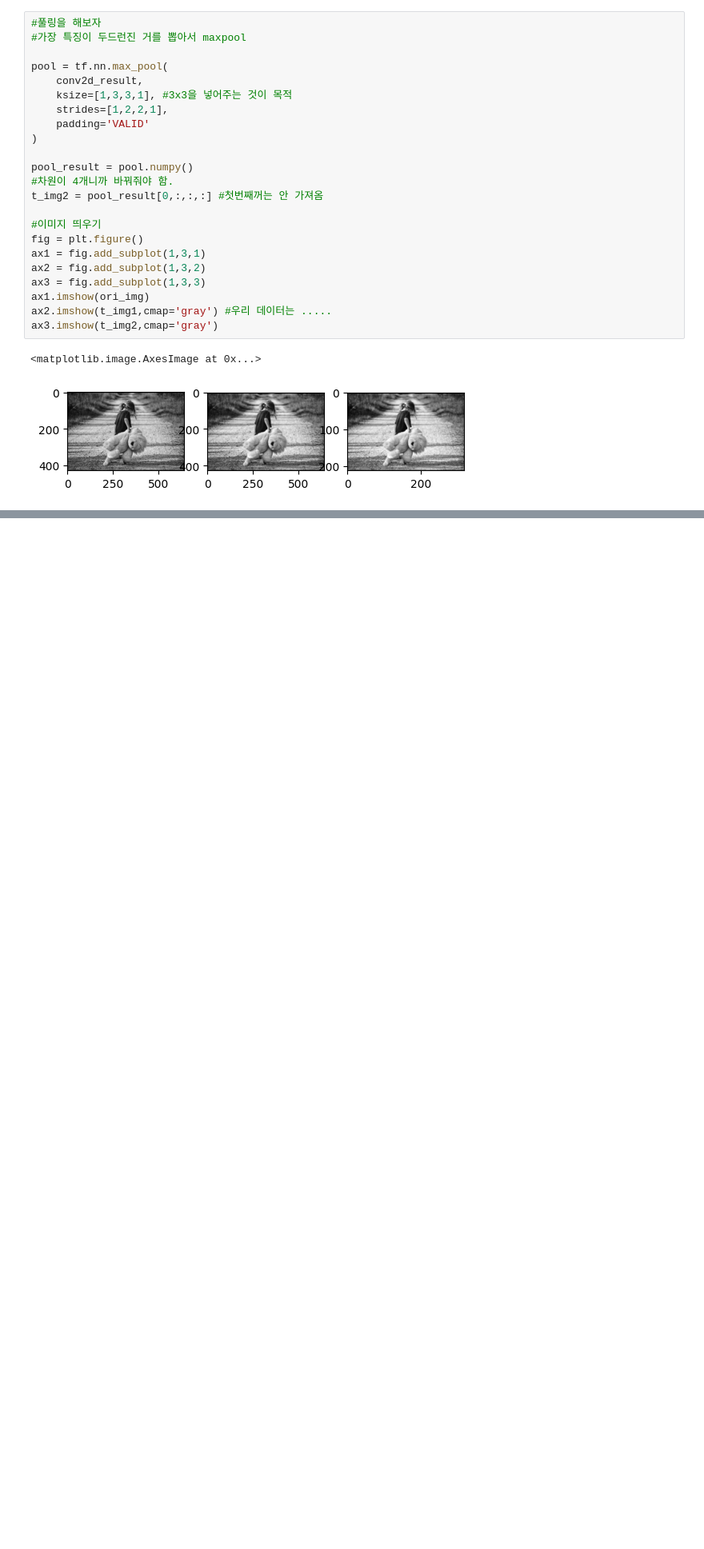
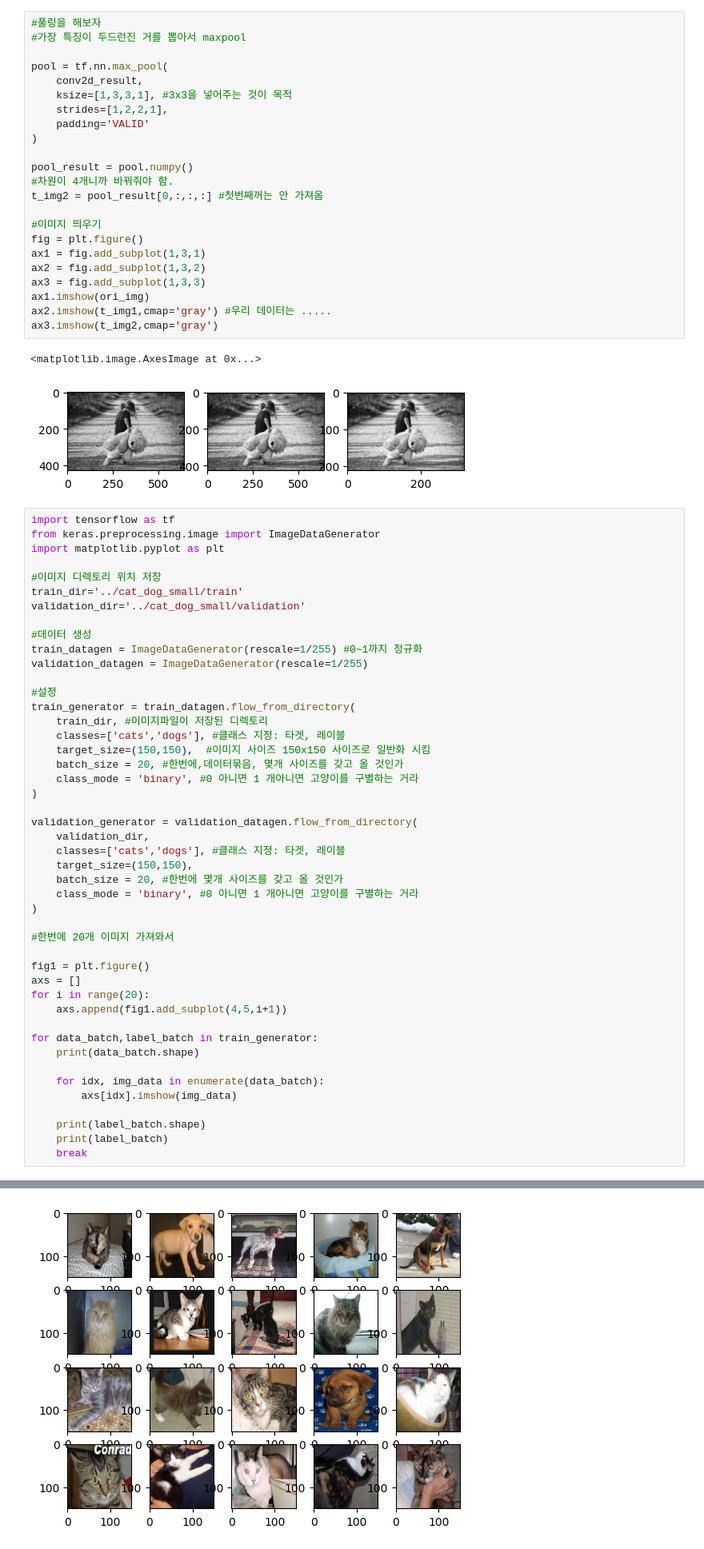
Before and after one commit to tuningkiwi/imageProcessing, a Jupyter notebook: img/imgEx2.ipynb, the cells around one changed output, grey strips where cells are left out. Shown at 80% size. Cells and saved outputs as stored; diff of their text form; blank space fills up the shorter version.

```diff
--- a/img/imgEx2.ipynb
+++ b/img/imgEx2.ipynb
@@ -81,3 +83,50 @@ ax3.imshow(t_img2,cmap='gray')
 # %% [output]
 <matplotlib.image.AxesImage at 0x...>
 [figure]
+# %%
+import tensorflow as tf
+from keras.preprocessing.image import ImageDataGenerator
+import matplotlib.pyplot as plt
+
+#이미지 디렉토리 위치 저장
+train_dir='../cat_dog_small/train'
+validation_dir='../cat_dog_small/validation'
+
+#데이터 생성
+train_datagen = ImageDataGenerator(rescale=1/255) #0~1까지 정규화
+validation_datagen = ImageDataGenerator(rescale=1/255)
+
+#설정
+train_generator = train_datagen.flow_from_directory(
+    train_dir, #이미지파일이 저장된 디렉토리
+    classes=['cats','dogs'], #클래스 지정: 타겟, 레이블
+    target_size=(150,150),  #이미지 사이즈 150x150 사이즈로 일반화 시킴
+    batch_size = 20, #한번에,데이터묶음, 몇개 사이즈를 갖고 올 것인가
+    class_mode = 'binary', #0 아니면 1 개아니면 고양이를 구별하는 거라
+)
+
+validation_generator = validation_datagen.flow_from_directory(
+    validation_dir,
+    classes=['cats','dogs'], #클래스 지정: 타겟, 레이블
+    target_size=(150,150),
+    batch_size = 20, #한번에 몇개 사이즈를 갖고 올 것인가
+    class_mode = 'binary', #0 아니면 1 개아니면 고양이를 구별하는 거라
+)
+
+#한번에 20개 이미지 가져와서
+
+fig1 = plt.figure()
+axs = []
+for i in range(20):
+    axs.append(fig1.add_subplot(4,5,i+1))
+
+for data_batch,label_batch in train_generator:
+    print(data_batch.shape)
+
+    for idx, img_data in enumerate(data_batch):
+        axs[idx].imshow(img_data)
+
+    print(label_batch.shape)
+    print(label_batch)
+    break
+# %% [output]
@@ -83,0 +138 @@ ax3.imshow(t_img2,cmap='gray')
+[figure, added]
```
Also changed, not shown: parts of 4 cells of this notebook, 1 other file.
